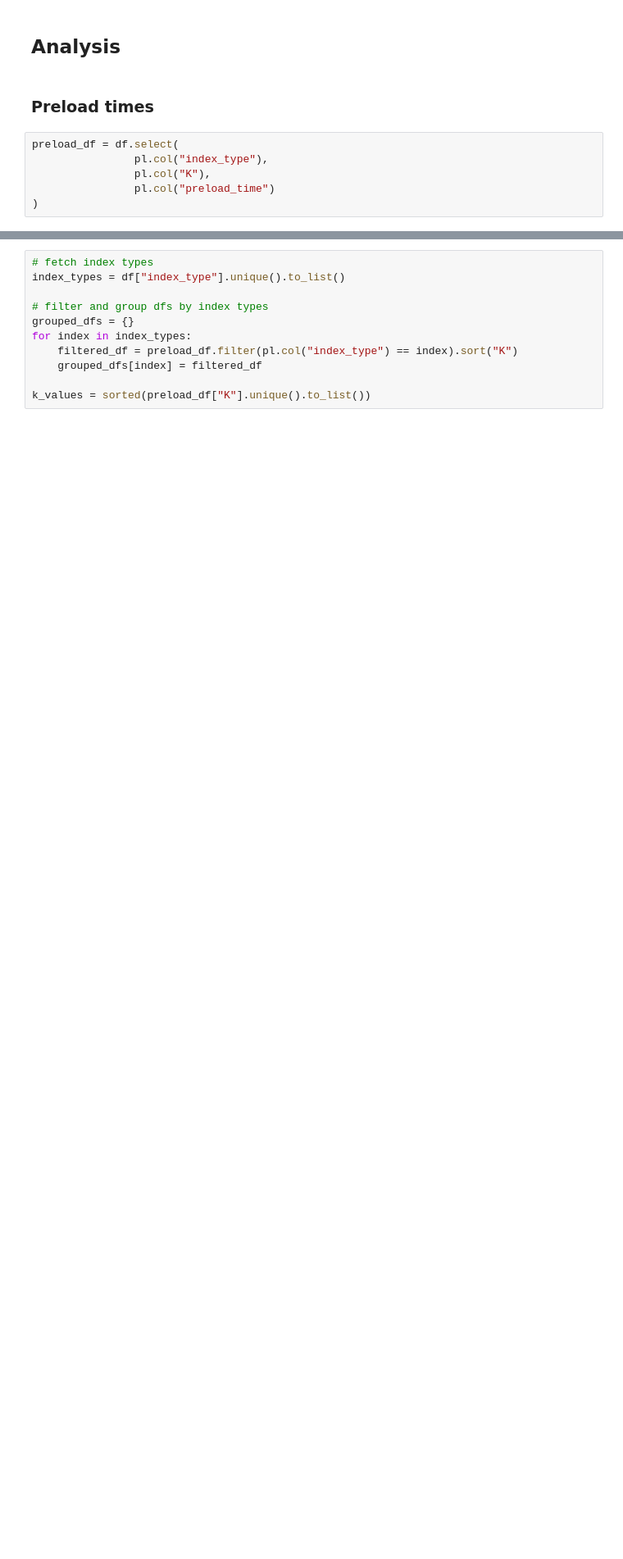
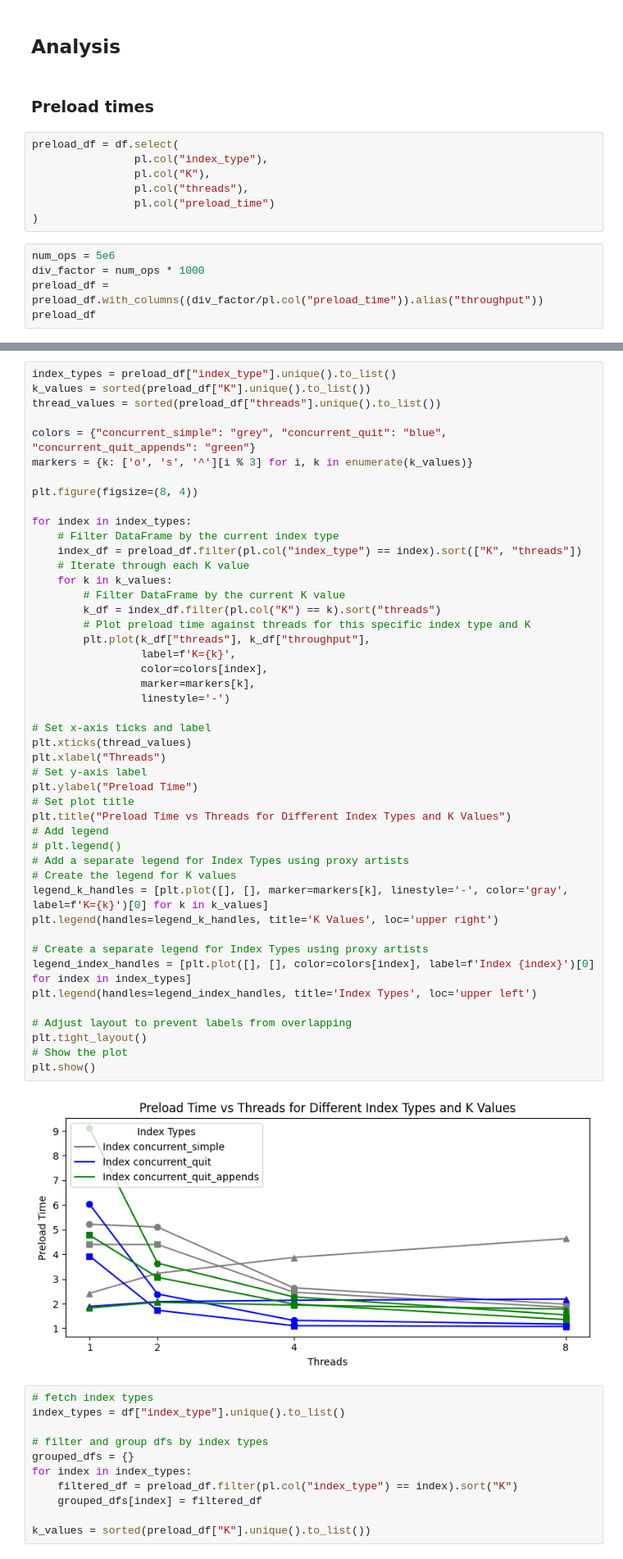
Before and after one commit to BU-DiSC/concurrent-quit, a Jupyter notebook: results/analysis/analysis.ipynb, the cells around one changed output, grey strips where cells are left out. Shown at 82% size. Cells and saved outputs as stored; diff of their text form; blank space fills up the shorter version.

```diff
--- a/results/analysis/analysis.ipynb
+++ b/results/analysis/analysis.ipynb
@@ -56,5 +59,11 @@ shape: (8, 25)
 preload_df = df.select(
                 pl.col("index_type"),
                 pl.col("K"),
+                pl.col("threads"),
                 pl.col("preload_time")
 )
+# %%
+num_ops = 5e6
+div_factor = num_ops * 1000
+preload_df = preload_df.with_columns((div_factor/pl.col("preload_time")).alias("throughput"))
+preload_df
@@ -61,3 +85,51 @@ preload_df = df.select(
+# %%
+index_types = preload_df["index_type"].unique().to_list()
+k_values = sorted(preload_df["K"].unique().to_list())
+thread_values = sorted(preload_df["threads"].unique().to_list())
+
+colors = {"concurrent_simple": "grey", "concurrent_quit": "blue", "concurrent_quit_appends": "green"}
+markers = {k: ['o', 's', '^'][i % 3] for i, k in enumerate(k_values)}
+
+plt.figure(figsize=(8, 4))
+
+for index in index_types:
+    # Filter DataFrame by the current index type
+    index_df = preload_df.filter(pl.col("index_type") == index).sort(["K", "threads"])
+    # Iterate through each K value
+    for k in k_values:
+        # Filter DataFrame by the current K value
+        k_df = index_df.filter(pl.col("K") == k).sort("threads")
+        # Plot preload time against threads for this specific index type and K
+        plt.plot(k_df["threads"], k_df["throughput"],
+                 label=f'K={k}',
+                 color=colors[index],
+                 marker=markers[k],
+                 linestyle='-')
+
+# Set x-axis ticks and label
+plt.xticks(thread_values)
+plt.xlabel("Threads")
+# Set y-axis label
+plt.ylabel("Preload Time")
+# Set plot title
+plt.title("Preload Time vs Threads for Different Index Types and K Values")
+# Add legend
+# plt.legend()
+# Add a separate legend for Index Types using proxy artists
+# Create the legend for K values
+legend_k_handles = [plt.plot([], [], marker=markers[k], linestyle='-', color='gray', label=f'K={k}')[0] for k in k_values]
+plt.legend(handles=legend_k_handles, title='K Values', loc='upper right')
+
+# Create a separate legend for Index Types using proxy artists
+legend_index_handles = [plt.plot([], [], color=colors[index], label=f'Index {index}')[0] for index in index_types]
+plt.legend(handles=legend_index_handles, title='Index Types', loc='upper left')
+
+# Adjust layout to prevent labels from overlapping
+plt.tight_layout()
+# Show the plot
+plt.show()
+# %% [output]
+[figure, added]
 # %%
 # fetch index types
 index_types = df["index_type"].unique().to_list()
```
Also changed, not shown: parts of 5 cells of this notebook, 3 other files.
